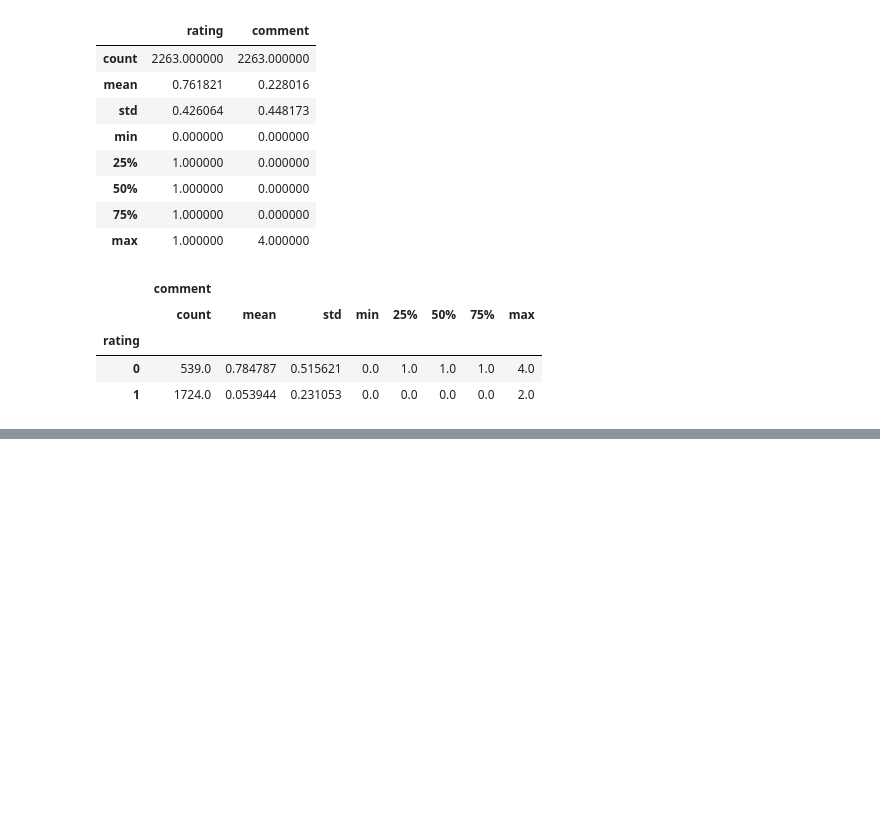
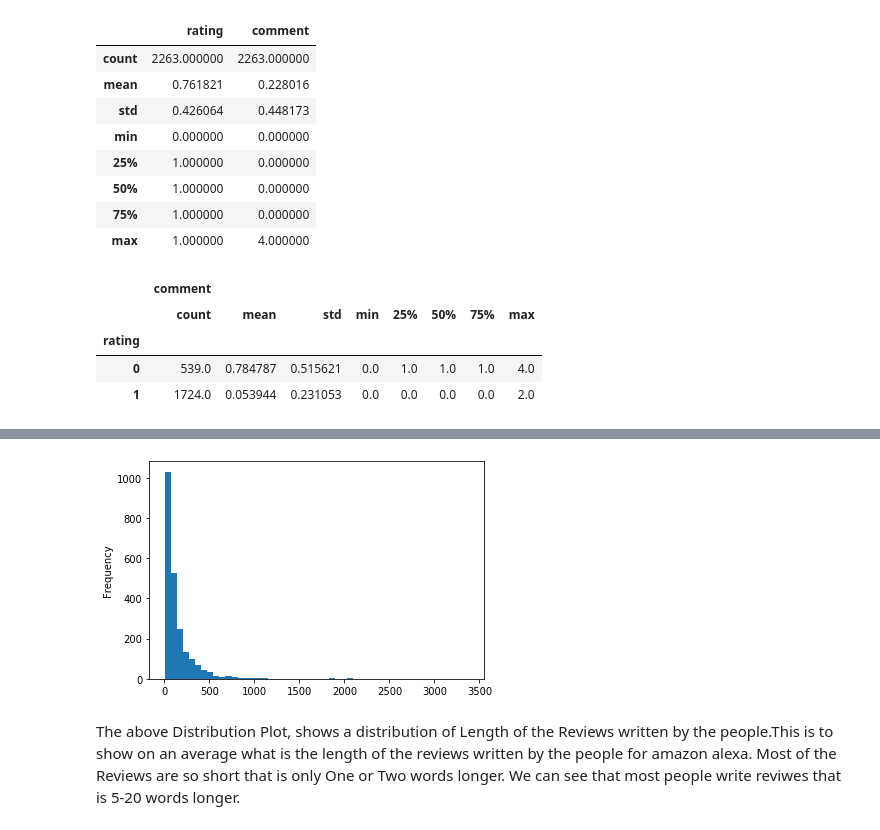
Before and after one commit to kavehamini/Amazon-Review-Analysis-JBL-Charge-4-Speaker-Sentiment-Analysis-NLP, a Jupyter notebook: Sentiment Analysis of Amazon reviews for BD Coffee maker.ipynb, the cells around one changed output, grey strips where cells are left out. Drawn from its saved outputs; the diff is of its cells as text; code cells hidden in the pictures; blank space fills up the shorter version.

```diff
--- a/Sentiment Analysis of Amazon reviews for BD Coffee maker.ipynb
+++ b/Sentiment Analysis of Amazon reviews for BD Coffee maker.ipynb
@@ -96,0 +99,4 @@ According to the table a
+# %%
+#Adding a new column and entering the length of the reviews:
+df['length_of_review'] = df['review'].apply(len)
+df.head()
@@ -96,0 +110,7 @@ According to the table a
+# %%
+#Plotting the histogram of the length of reviews
+df['length_of_review'].plot(bins=50, kind='hist');
+# %% [output]
+[figure, added]
+# %% [markdown]
+The above Distribution Plot, shows a distribution of Length of the Reviews written by the people.This is to show on an average what is the length of the reviews written by the people for amazon alexa. Most of the Reviews are so short that is only One or Two words longer. We can see that most people write reviwes that is 5-20 words longer.
```
Also changed, not shown: parts of 3 cells of this notebook.
